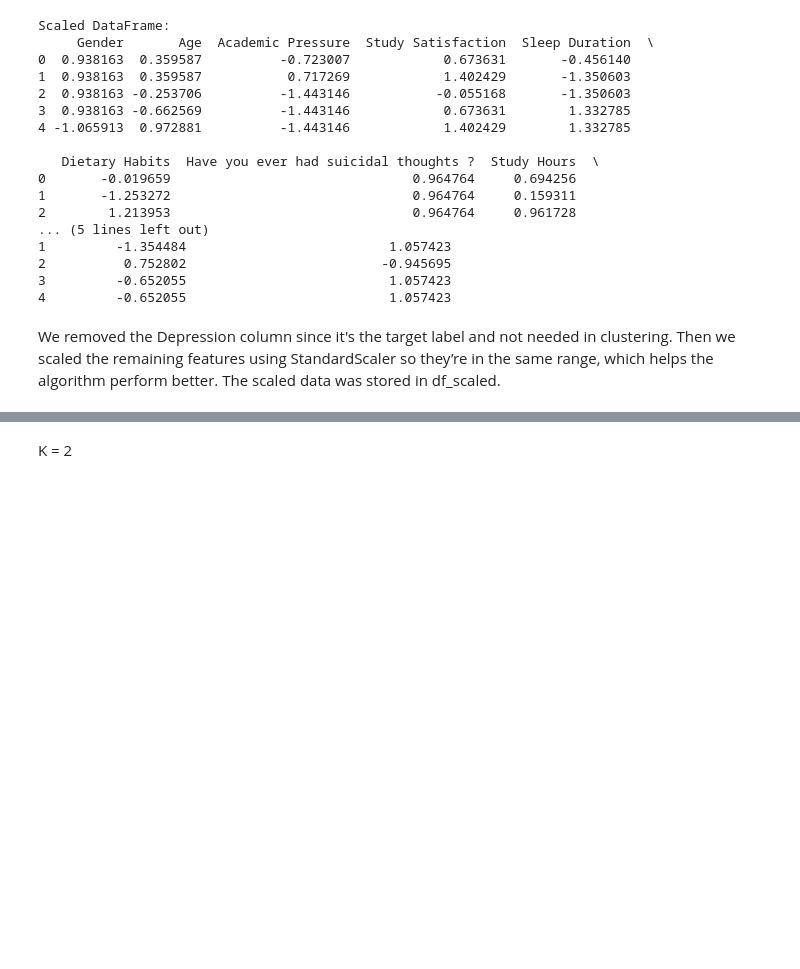
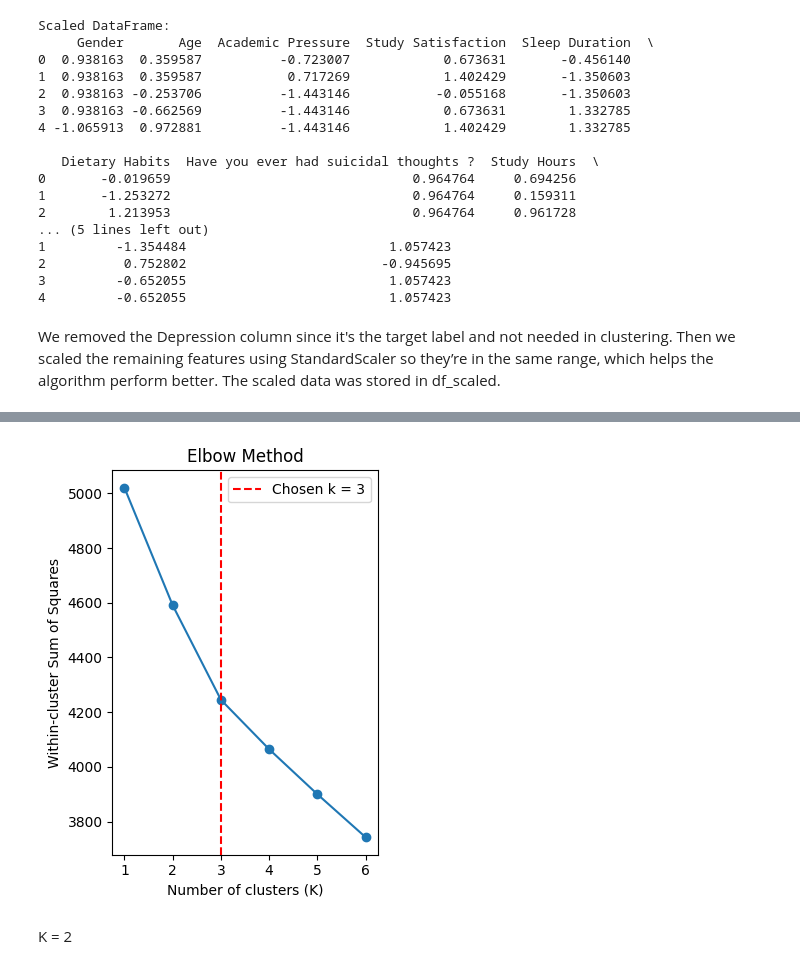
Before and after one commit to leen449/NetworkProject, a Jupyter notebook: phase2 and 3.ipynb, the cells around one changed output, grey strips where cells are left out. Drawn from its saved outputs; the diff is of its cells as text; code cells hidden in the pictures; blank space fills up the shorter version.

```diff
--- a/phase2 and 3.ipynb
+++ b/phase2 and 3.ipynb
@@ -1061,0 +1127,66 @@ We removed the Depression column since it's the target label and not needed in c
+# %%
+import matplotlib.pyplot as plt
+from sklearn.cluster import KMeans
+from sklearn.preprocessing import StandardScaler
+from sklearn.pipeline import make_pipeline
+!pip install kneed
+from kneed import KneeLocator
+
+# Load the dataset
+df = pd.read_csv('Preprocessed_dataset.csv')
+
+# Extract the features (excluding the target variable, if any)
+features = df.drop('Depression', axis=1)  # Replace 'target_column' with your actual target column
+
+# Use StandardScaler to scale the features
+scaler = StandardScaler()
+scaled_features = scaler.fit_transform(features)
+
+# Create a new DataFrame with the scaled features
+scaled_df = pd.DataFrame(scaled_features, columns=features.columns)
+
+# Function to apply K-means clustering and evaluate using silhouette coefficient
+def apply_kmeans_with_silhouette(df, k):
+    kmeans = KMeans(n_clusters=k, random_state=42)
+    labels = kmeans.fit_predict(df)
+    silhouette_avg = silhouette_score(df, labels)
+    return silhouette_avg
+
+# Function to apply K-means clustering and evaluate using the elbow method
+def apply_kmeans_with_elbow(df, max_k):
+    inertia = []
+    for k in range(1, max_k + 1):
+        kmeans = KMeans(n_clusters=k, random_state=42)
+        kmeans.fit(df)
+        inertia.append(kmeans.inertia_)
+    return inertia
+
+# Choose sizes of K
+K_values = [2, 3, 4, 5, 6]
+
+# Apply K-means clustering for each K value and evaluate using silhouette coefficient
+silhouette_scores = []
+for k in K_values:
+    silhouette_avg = apply_kmeans_with_silhouette(scaled_df, k)
+    silhouette_scores.append(silhouette_avg)
+
+# Apply K-means clustering for each K value and evaluate using the elbow method
+elbow_scores = apply_kmeans_with_elbow(scaled_df, max(K_values))
+
+# Plot Elbow scores
+plt.subplot(1, 2, 2)
+plt.plot(range(1, max(K_values) + 1), elbow_scores, marker='o')
+plt.xlabel('Number of clusters (K)')
+plt.ylabel('Within-cluster Sum of Squares')
+plt.title('Elbow Method')
+
+# Use KneeLocator to locate the turning point
+knee = KneeLocator(range(1, max(K_values) + 1), elbow_scores, curve='convex', direction='decreasing')
+turning_point = knee.elbow
+
+plt.axvline(x=turning_point, linestyle='--', color='red', label=f'Chosen k = {turning_point}')
+plt.legend()
+
+plt.tight_layout()
+plt.show()
+# %% [output]
@@ -1062,3 +1200,4 @@ We removed the Depression column since it's the target label and not needed in c
+[figure, added]
 # %% [markdown]
 K = 2
 # %% [markdown]
```
Also changed, not shown: parts of 4 cells of this notebook.
